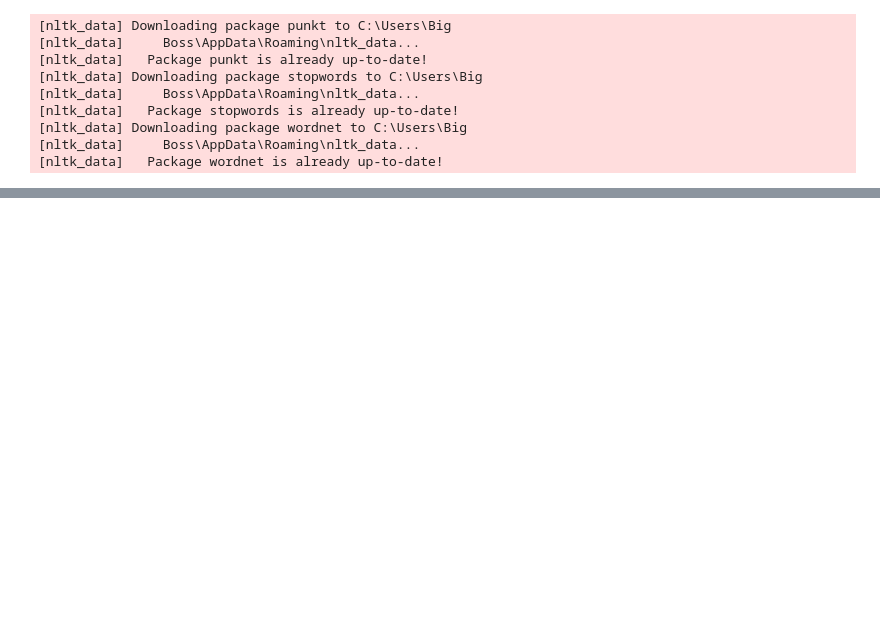
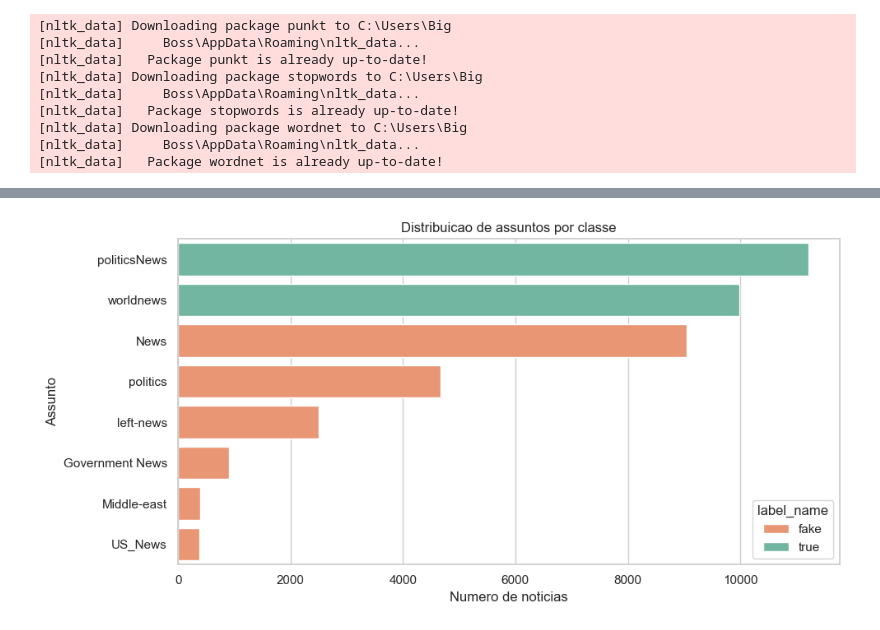
Before and after one commit to The-Andrei/Projeto-Text-Mining, a Jupyter notebook: projeto_fake_news.ipynb, the cells around one changed output, grey strips where cells are left out. Saved outputs shown, nothing was run; the diff lists cells and outputs as text; code cells hidden in the pictures; blank space fills up the shorter version.

```diff
--- a/projeto_fake_news.ipynb
+++ b/projeto_fake_news.ipynb
@@ -190,0 +184,10 @@ Pré-processamento e matrizes concluídos com sucesso e sem data leakage!
+# %%
+# Análise da distribuição de notícias por assunto dentro de cada classe
+subject_distribution = (
+    df_total.groupby(["label_name", "subject"])
+    .size()
+    .reset_index(name="documents")
+    .sort_values(["label_name", "documents"], ascending=[True, False])
+)
+
+display(subject_distribution)
@@ -190,0 +204,12 @@ Pré-processamento e matrizes concluídos com sucesso e sem data leakage!
+# %%
+# Visualização da distribuição de assuntos por classe
+plt.figure(figsize=(10, 5))
+ordered_subjects = subject_distribution.sort_values("documents", ascending=False)["subject"]
+ax = sns.countplot(data=df_total, y="subject", order=ordered_subjects, hue="label_name", palette=['#FC8D62', '#66C2A5'])
+ax.set_title("Distribuicao de assuntos por classe")
+ax.set_xlabel("Numero de noticias")
+ax.set_ylabel("Assunto")
+plt.tight_layout()
+plt.show()
+# %% [output]
+[figure, added]
```
Also changed, not shown: parts of 39 cells of this notebook, 2 other files.
